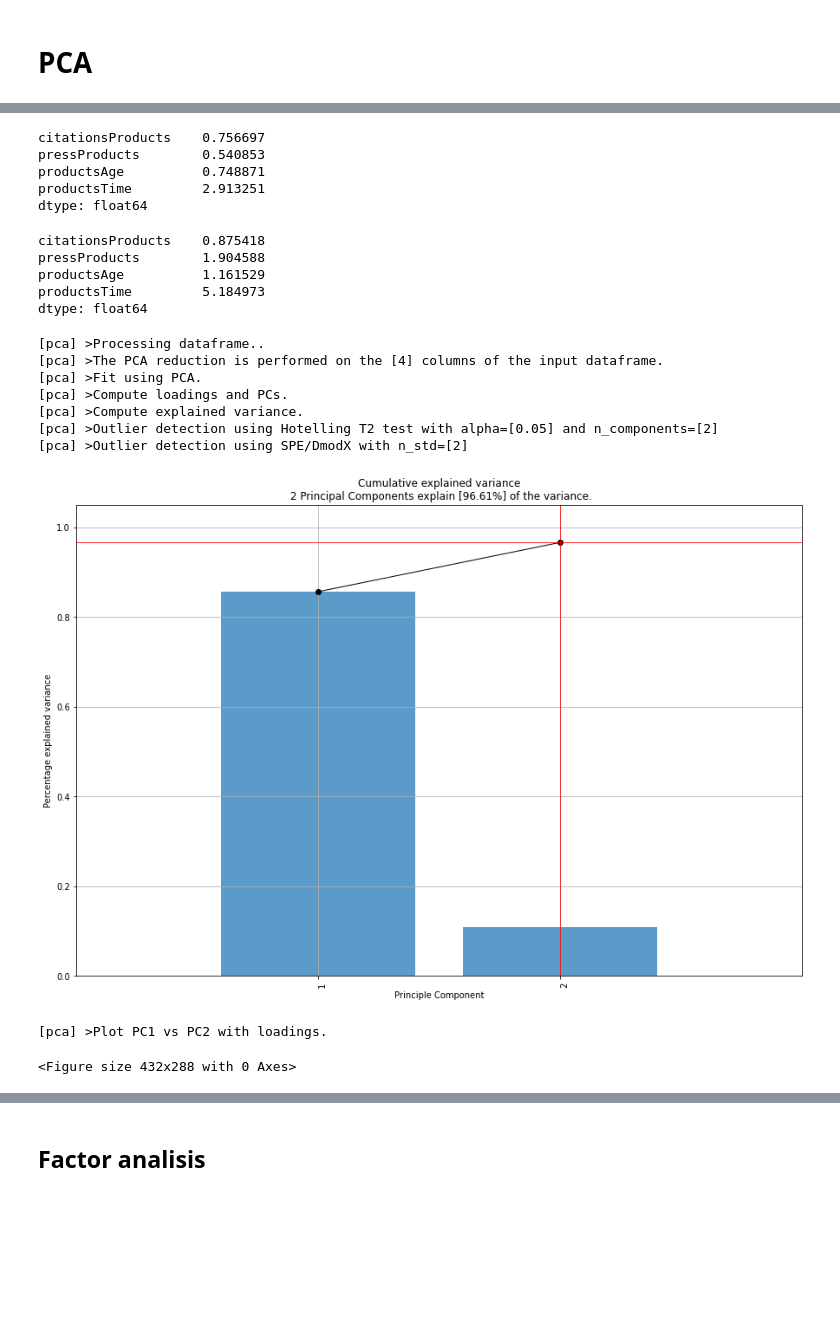
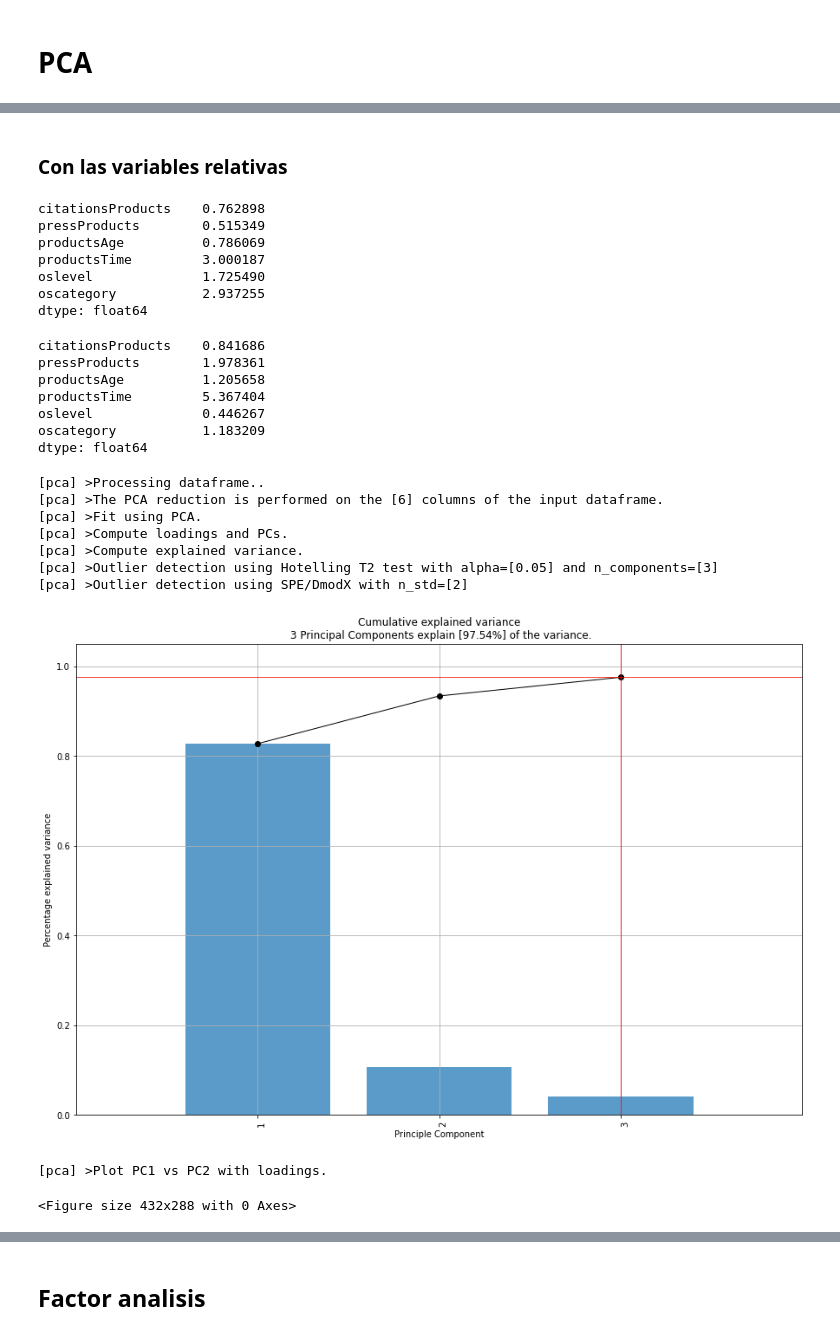
Before and after one commit to muzgash/masters, a Jupyter notebook: multivariate_statistics/Session_1.ipynb, the cells around one changed output, grey strips where cells are left out. Cells and saved outputs as stored; diff of their text form; code cells hidden in the pictures; blank space fills up the shorter version.

Commit message:
Got the optimal scaling columns for academic level and category. Redid all the PCA section

```diff
--- a/multivariate_statistics/Session_1.ipynb
+++ b/multivariate_statistics/Session_1.ipynb
@@ -26,5 +26,11 @@ data["productsTime"]=data["products"]/data["time"]
 data["std_products"]=(data["products"]-np.mean(data["products"]))/np.std(data["products"])
 data["std_citations"]=(data["citations"]-np.mean(data["citations"]))/np.std(data["citations"])
 data["std_press"]=(data["press"]-np.mean(data["press"]))/np.std(data["press"])
+data["std_citationsProducts"]=(data["citationsProducts"]-np.mean(data["citationsProducts"]))/np.std(data["citationsProducts"])
+data["std_pressProducts"]=(data["pressProducts"]-np.mean(data["pressProducts"]))/np.std(data["pressProducts"])
+data["std_productsAge"]=(data["productsAge"]-np.mean(data["productsAge"]))/np.std(data["productsAge"])
+data["std_productsTime"]=(data["productsTime"]-np.mean(data["productsTime"]))/np.std(data["productsTime"])
+data["std_oslevel"]=(data["oslevel"]-np.mean(data["oslevel"]))/np.std(data["oslevel"])
+data["std_oscategory"]=(data["oscategory"]-np.mean(data["oscategory"]))/np.std(data["oscategory"])
 data
 # %% [output]
@@ -107,35 +147,41 @@ fig, ax = model.biplot(n_feat=3,legend=False)
+# %% [markdown]
+### Con las variables relativas
 # %%
-pca_data=data[["citationsProducts","pressProducts","productsAge","productsTime"]]
+pca_data=data[["citationsProducts","pressProducts","productsAge","productsTime","oslevel","oscategory"]]
 # %%
 np.mean(pca_data)
 # %% [output]
-citationsProducts    0.756697
-pressProducts        0.540853
-productsAge          0.748871
-productsTime         2.913251
+citationsProducts    0.762898
+pressProducts        0.515349
+productsAge          0.786069
+productsTime         3.000187
+oslevel              1.725490
+oscategory           2.937255
 dtype: float64
 # %%
 np.std(pca_data)
 # %% [output]
-citationsProducts    0.875418
-pressProducts        1.904588
-productsAge          1.161529
-productsTime         5.184973
+citationsProducts    0.841686
+pressProducts        1.978361
+productsAge          1.205658
+productsTime         5.367404
+oslevel              0.446267
+oscategory           1.183209
 dtype: float64
 # %%
-model=pca(n_components=2)
+model=pca(n_components=3)
 results=model.fit_transform(pca_data)
 #fig, ax = model.scatter()
 fig, ax = model.plot()
-fig, ax = model.biplot(n_feat=2,legend=False)
+fig, ax = model.biplot(n_feat=6,legend=False,label=False,cmap=None)
 # %% [output]
 [pca] >Processing dataframe..
-[pca] >The PCA reduction is performed on the [4] columns of the input dataframe.
+[pca] >The PCA reduction is performed on the [6] columns of the input dataframe.
 [pca] >Fit using PCA.
 [pca] >Compute loadings and PCs.
 [pca] >Compute explained variance.
-[pca] >Outlier detection using Hotelling T2 test with alpha=[0.05] and n_components=[2]
+[pca] >Outlier detection using Hotelling T2 test with alpha=[0.05] and n_components=[3]
 [pca] >Outlier detection using SPE/DmodX with n_std=[2]
-[figure, old version]
+[figure, new version]
 [pca] >Plot PC1 vs PC2 with loadings.
 <Figure size 432x288 with 0 Axes>
```
Also changed, not shown: parts of 34 cells of this notebook, 1 other file.
